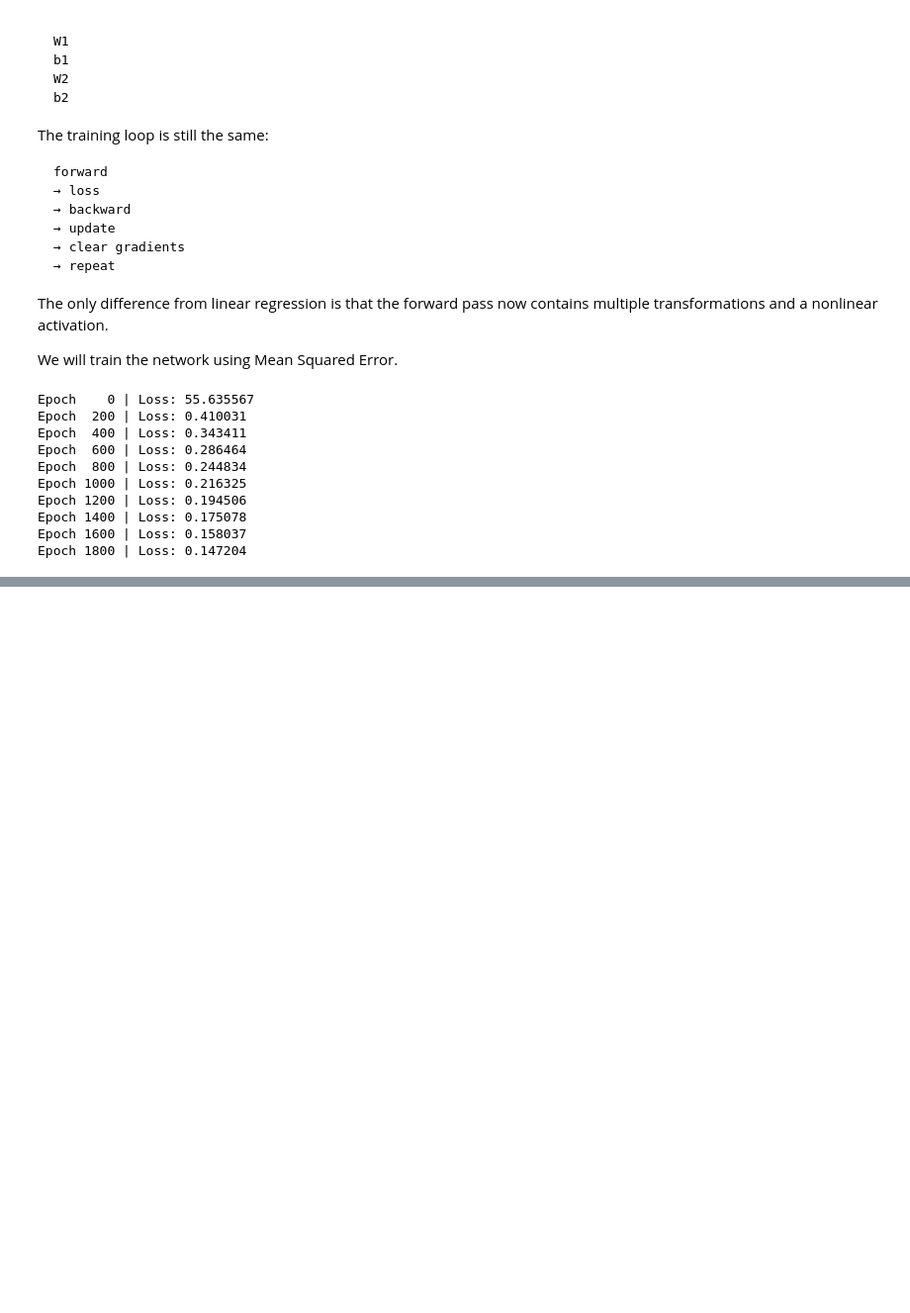
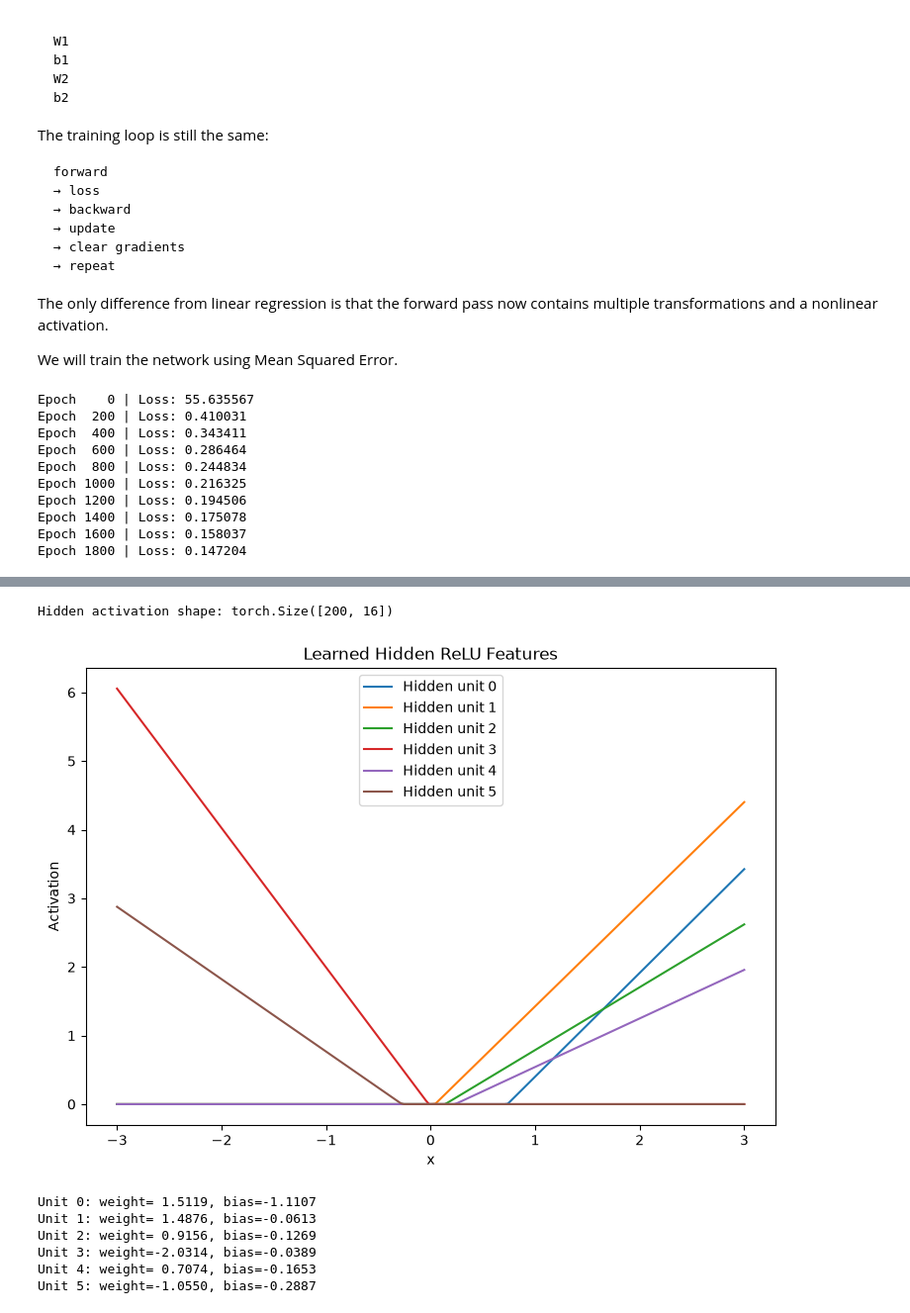
Before and after one commit to vinCurious/model-training-lab, a Jupyter notebook: module02_neural_networks/01_from_linear_to_mlp.ipynb, the cells around one changed output, grey strips where cells are left out. Shown at 99% size. Drawn from its saved outputs; the diff is of its cells as text; code cells hidden in the pictures; blank space fills up the shorter version.

```diff
--- a/module02_neural_networks/01_from_linear_to_mlp.ipynb
+++ b/module02_neural_networks/01_from_linear_to_mlp.ipynb
@@ -756,0 +978,41 @@ Epoch 1800 | Loss: 0.147204
+# %%
+# Compute hidden activations using the trained manual network
+with torch.no_grad():
+    z1 = x @ W1 + b1
+    h1 = torch.relu(z1)
+
+print("Hidden activation shape:", h1.shape)
+# %% [output]
+Hidden activation shape: torch.Size([200, 16])
+# %%
+plt.figure(figsize=(9, 6))
+
+# Plot several learned hidden features
+for unit in range(6):
+    plt.plot(
+        x.numpy(),
+        h1[:, unit].numpy(),
+        label=f"Hidden unit {unit}"
+    )
+
+plt.xlabel("x")
+plt.ylabel("Activation")
+plt.title("Learned Hidden ReLU Features")
+plt.legend()
+plt.show()
+# %% [output]
+[figure, added]
+# %%
+for unit in range(6):
+    print(
+        f"Unit {unit}: "
+        f"weight={W1[0, unit].item(): .4f}, "
+        f"bias={b1[unit].item(): .4f}"
+    )
+# %% [output]
+Unit 0: weight= 1.5119, bias=-1.1107
+Unit 1: weight= 1.4876, bias=-0.0613
+Unit 2: weight= 0.9156, bias=-0.1269
+Unit 3: weight=-2.0314, bias=-0.0389
+Unit 4: weight= 0.7074, bias=-0.1653
+Unit 5: weight=-1.0550, bias=-0.2887
```
Also changed, not shown: parts of 24 cells of this notebook, 1 other file.
